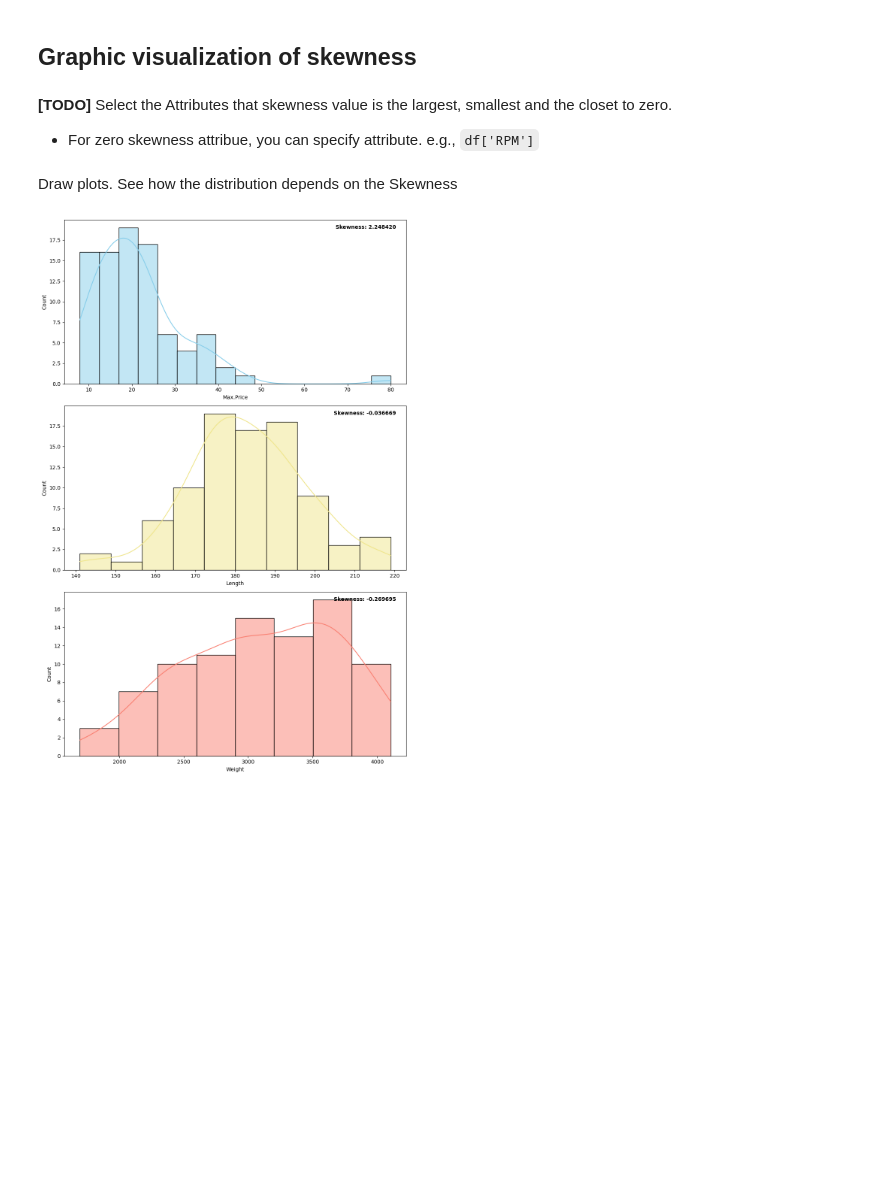
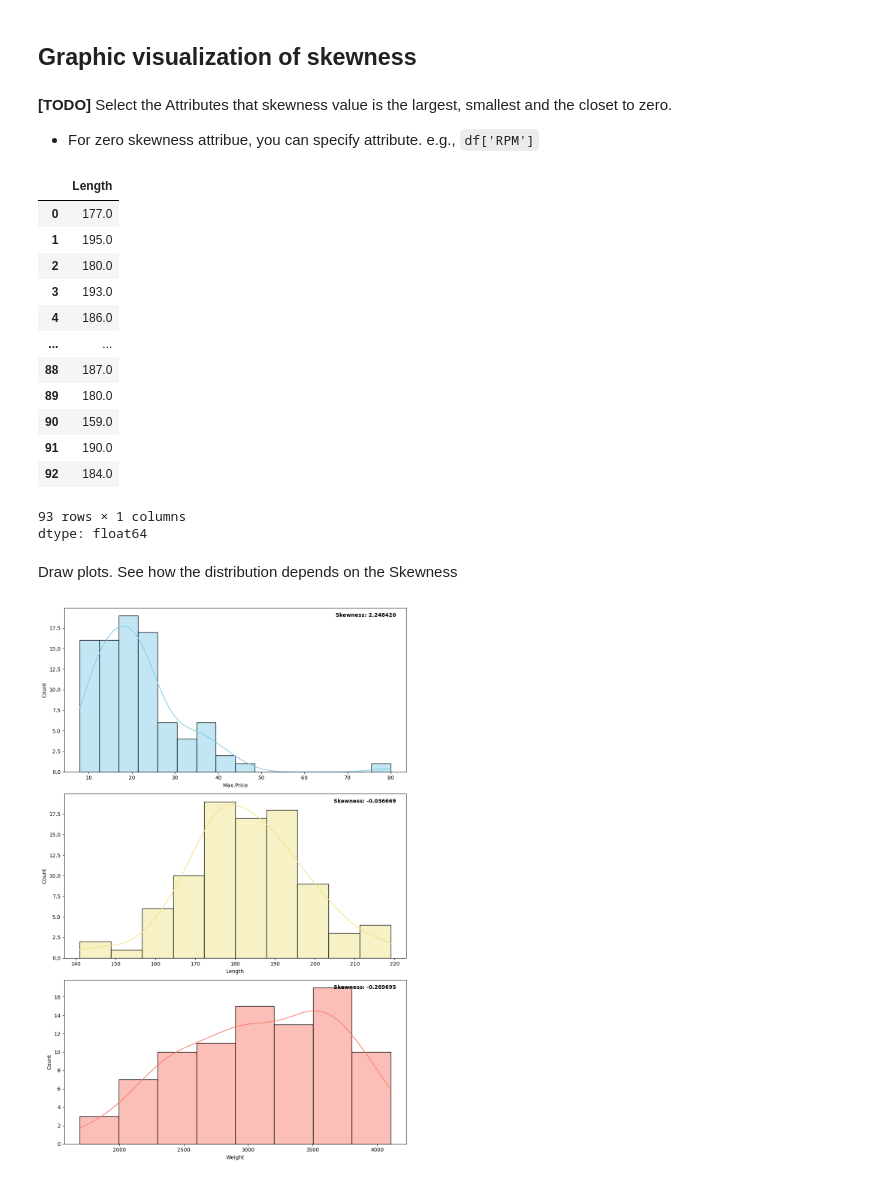
Before and after one commit to SVKruik/ST-KR-J1, a Jupyter notebook: Artificial Intelligence/[AI_Assignment1]_Data_Analysis.ipynb, the cells around one changed output. Cells and saved outputs as stored; diff of their text form; code cells hidden in the pictures; blank space fills up the shorter version.

```diff
--- a/Artificial Intelligence/[AI_Assignment1]_Data_Analysis.ipynb
+++ b/Artificial Intelligence/[AI_Assignment1]_Data_Analysis.ipynb
@@ -99,11 +99,30 @@ dtype: float64
 # %%
 #highSkewAttribute = df[##################]
 # lowSkewAttribute = df[##################]
 # zeroSkewAttribute = df['Length']
 
 highSkewAttribute = df[skewness.idxmax()]
 lowSkewAttribute = df[skewness.idxmin()]
 zeroSkewAttribute = df['Length']
+
+highSkewAttribute
+lowSkewAttribute
+zeroSkewAttribute
+# %% [output]
+|  | Length |
+| 0 | 177.0 |
+| 1 | 195.0 |
+| 2 | 180.0 |
+| 3 | 193.0 |
+| 4 | 186.0 |
+| ... | ... |
+| 88 | 187.0 |
+| 89 | 180.0 |
+| 90 | 159.0 |
+| 91 | 190.0 |
+| 92 | 184.0 |
+93 rows × 1 columns
+dtype: float64
 # %% [markdown]
 Draw plots. See how the distribution depends on the Skewness
 # %%
```
Also changed, not shown: parts of 8 cells of this notebook.
